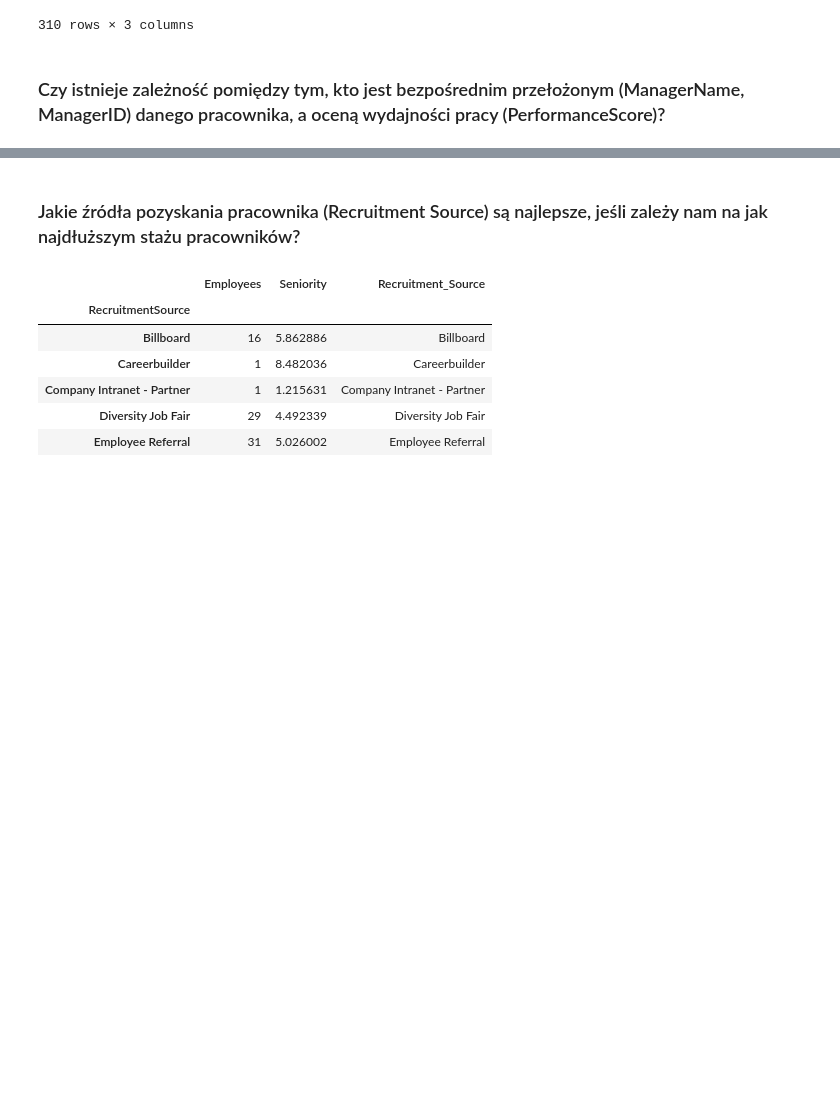
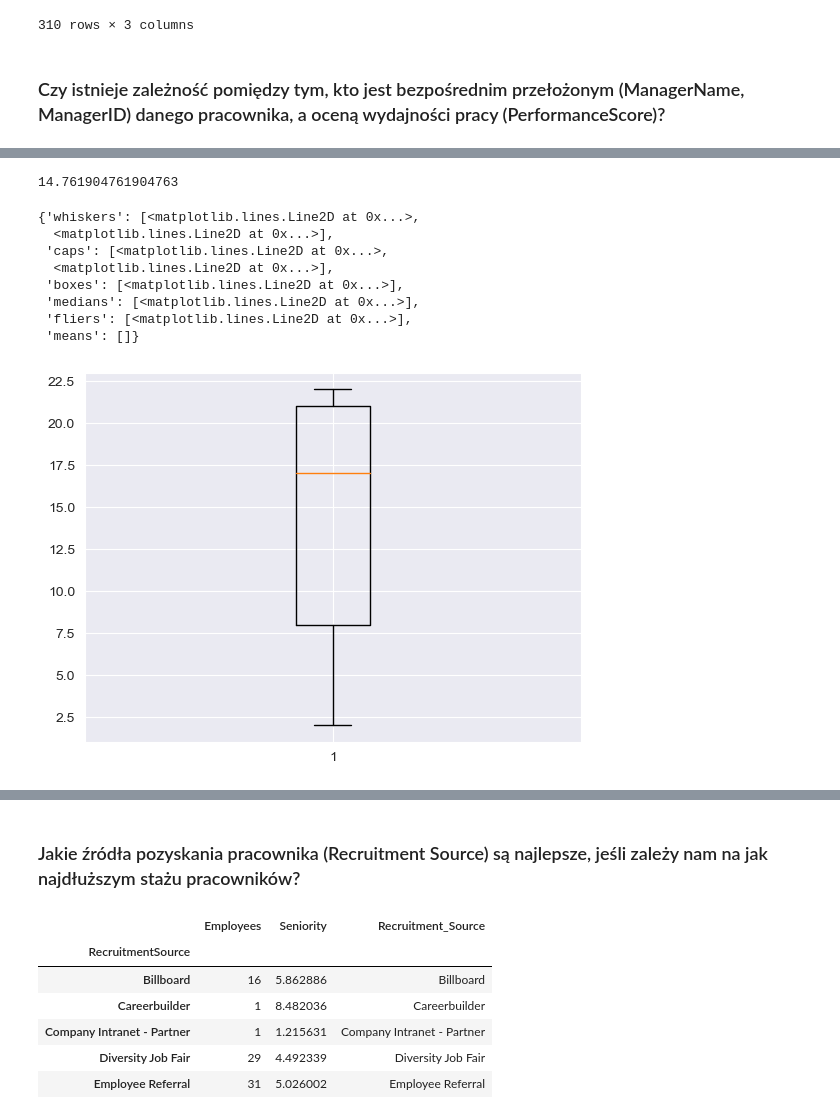
Before and after one commit to kanies89/Kodilla---Module_9.2_Task_1, a Jupyter notebook: Kodilla - Module_9.2_Task_1.ipynb, the cells around one changed output, grey strips where cells are left out. Saved outputs shown, nothing was run; the diff lists cells and outputs as text; code cells hidden in the pictures; blank space fills up the shorter version.

```diff
--- a/Kodilla - Module_9.2_Task_1.ipynb
+++ b/Kodilla - Module_9.2_Task_1.ipynb
@@ -109,0 +119,4 @@ plt.show()
+# %%
+manager_number_of_performance = df.groupby('ManagerName').agg({'Employee_Name': 'count', 'ManagerID': 'mean'})
+manager_number_of_performance = manager_number_of_performance.join(manager.set_index('ManagerID'), on='ManagerID')
+manager_number_of_performance
@@ -109,0 +142,17 @@ plt.show()
+# %%
+manager_number_of_performance['Employee_Name'].mean()
+# %% [output]
+14.761904761904763
+# %%
+manager_mean = manager_number_of_performance['Employee_Name']
+plt.boxplot(manager_mean)
+# %% [output]
+{'whiskers': [<matplotlib.lines.Line2D at 0x...>,
+  <matplotlib.lines.Line2D at 0x...>],
+ 'caps': [<matplotlib.lines.Line2D at 0x...>,
+  <matplotlib.lines.Line2D at 0x...>],
+ 'boxes': [<matplotlib.lines.Line2D at 0x...>],
+ 'medians': [<matplotlib.lines.Line2D at 0x...>],
+ 'fliers': [<matplotlib.lines.Line2D at 0x...>],
+ 'means': []}
+[figure, added]
```
Also changed, not shown: parts of 44 cells of this notebook.
